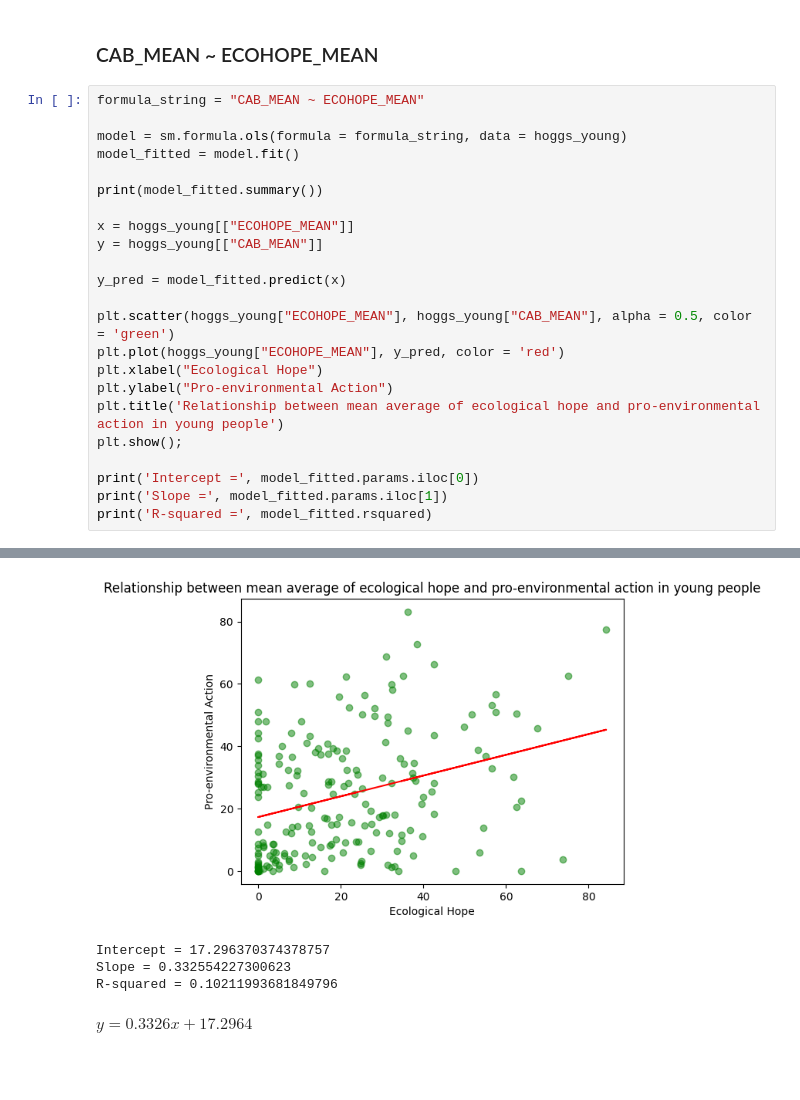
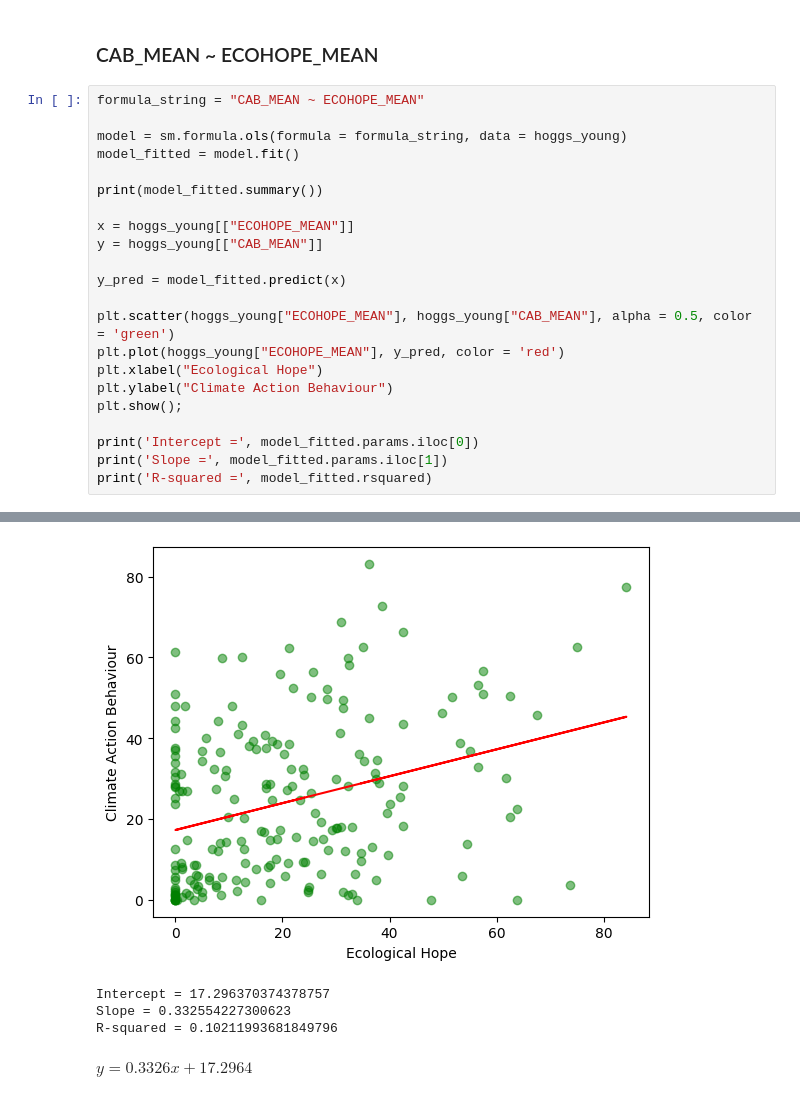
Before and after one commit to Impie729/1C_Art_ClimateAction_EcologicalEmotion, a Jupyter notebook: SLR_MLR_Hoggs.ipynb, the cells around one changed output, grey strips where cells are left out. Drawn from its saved outputs; the diff is of its cells as text; blank space fills up the shorter version.

```diff
--- a/SLR_MLR_Hoggs.ipynb
+++ b/SLR_MLR_Hoggs.ipynb
@@ -295,8 +292,7 @@ y_pred = model_fitted.predict(x)
 plt.scatter(hoggs_young["ECOHOPE_MEAN"], hoggs_young["CAB_MEAN"], alpha = 0.5, color = 'green')
 plt.plot(hoggs_young["ECOHOPE_MEAN"], y_pred, color = 'red')
 plt.xlabel("Ecological Hope")
-plt.ylabel("Pro-environmental Action")
-plt.title('Relationship between mean average of ecological hope and pro-environmental action in young people')
+plt.ylabel("Climate Action Behaviour")
 plt.show();
 
 print('Intercept =', model_fitted.params.iloc[0])
@@ -313,14 +309,14 @@ Time:                        16:38:08   Log-Likelihood:                -877.93
 No. Observations:                 203   AIC:                             1760.
 Df Residuals:                     201   BIC:                             1766.
 Df Model:                           1
 Covariance Type:            nonrobust
 ================================================================================
 ... (9 lines left out)
 ==============================================================================
 
 Notes:
 [1] Standard Errors assume that the covariance matrix of the errors is correctly specified.
-[figure, old version]
+[figure, new version]
 Intercept = 17.296370374378757
 Slope = 0.332554227300623
 R-squared = 0.10211993681849796
```
Also changed, not shown: parts of 4 cells of this notebook.
